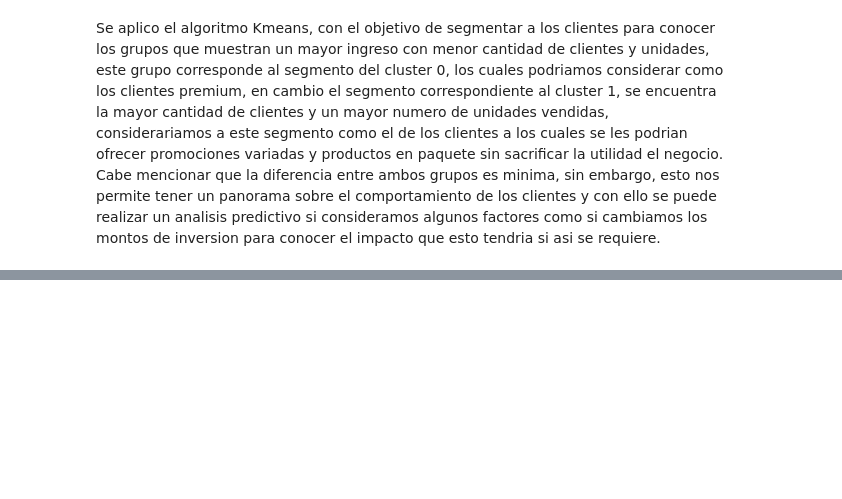
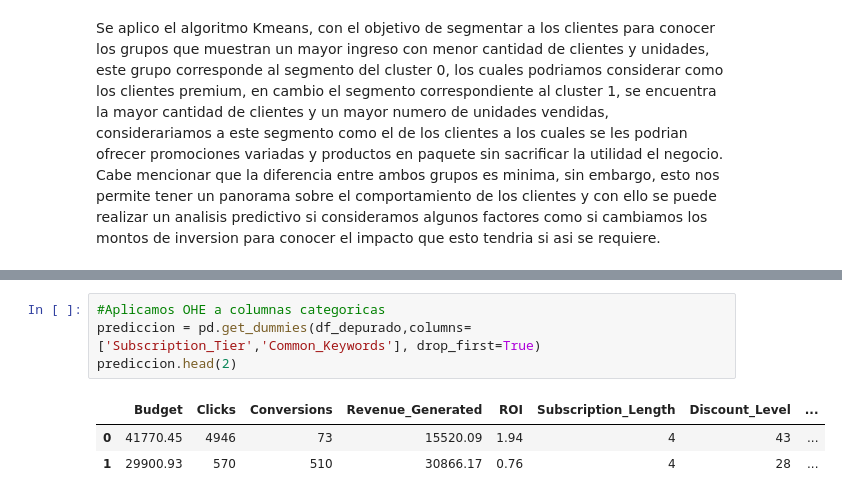
Before and after one commit to edy-29/Segmentacion-clientes, a Jupyter notebook: marketing.ipynb, the cells around one changed output, grey strips where cells are left out. Drawn from its saved outputs; the diff is of its cells as text; blank space fills up the shorter version.

```diff
--- a/marketing.ipynb
+++ b/marketing.ipynb
@@ -547,0 +688,8 @@ Se aplico el algoritmo Kmeans, con el objetivo de segmentar a los clientes para
+# %%
+#Aplicamos OHE a columnas categoricas
+prediccion = pd.get_dummies(df_depurado,columns=['Subscription_Tier','Common_Keywords'], drop_first=True)
+prediccion.head(2)
+# %% [output]
+|  | Budget | Clicks | Conversions | Revenue_Generated | ROI | Subscription_Length | Discount_Level | ... |
+| 0 | 41770.45 | 4946 | 73 | 15520.09 | 1.94 | 4 | 43 | ... |
+| 1 | 29900.93 | 570 | 510 | 30866.17 | 0.76 | 4 | 28 | ... |
```
Also changed, not shown: parts of 28 cells of this notebook.
